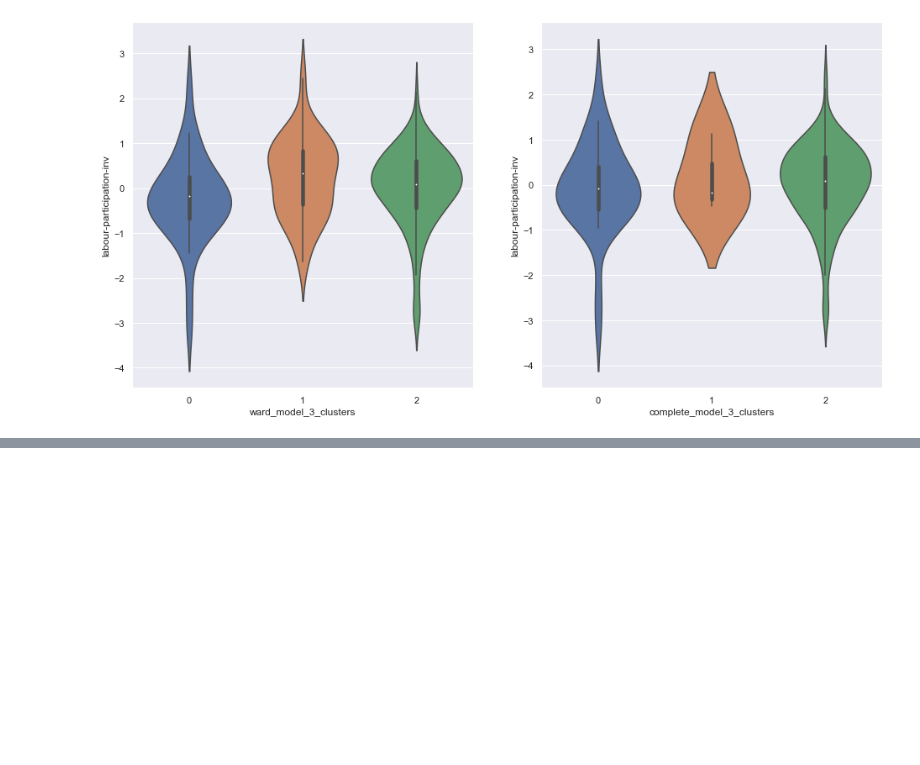
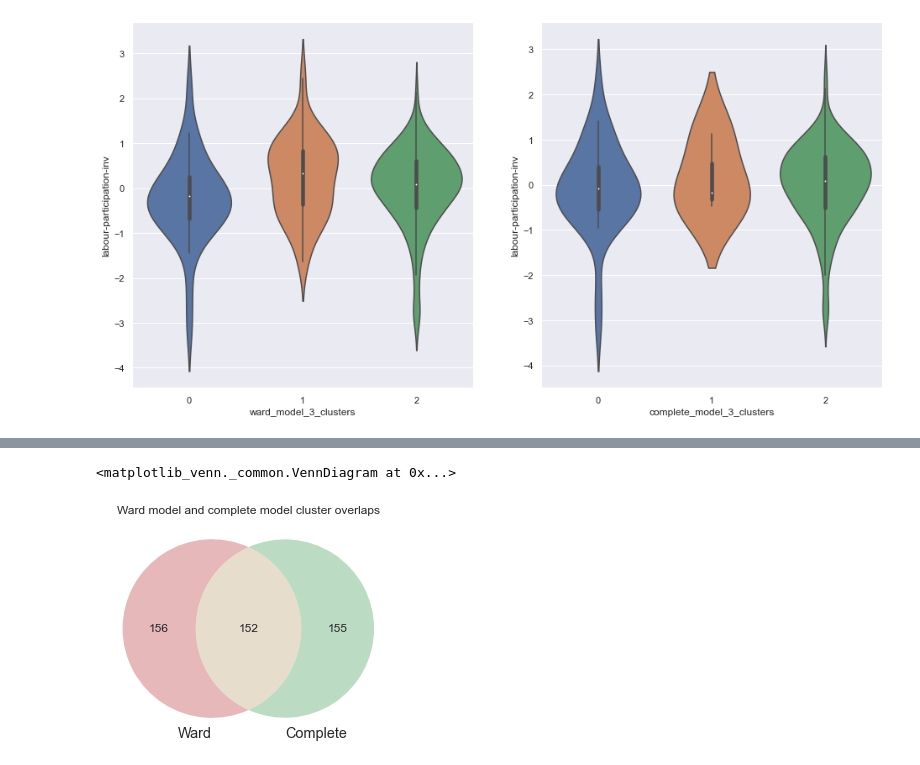
Before and after one commit to Snail664/country-clustering, a Jupyter notebook: hirarchical.ipynb, the cells around one changed output, grey strips where cells are left out. Drawn from its saved outputs; the diff is of its cells as text; code cells hidden in the pictures; blank space fills up the shorter version.

```diff
--- a/hirarchical.ipynb
+++ b/hirarchical.ipynb
@@ -174,0 +189,10 @@ sb.violinplot(y = 'labour-participation-inv', x = 'complete_model_3_clusters', d
+# %%
+ward_underdeveloped = clustered_data[clustered_data["ward_model_3_clusters"] != 0]["country"]
+complete_underdeveloped = clustered_data[clustered_data["complete_model_3_clusters"] == 2]["country"]
+
+union = pd.Series(np.union1d(ward_underdeveloped, complete_underdeveloped))
+intersection = pd.Series(np.intersect1d(ward_underdeveloped, complete_underdeveloped))
+notcommon = union[~union.isin(intersection)]
+
+print("Countries that are not common to the clusters from the 2 models: ")
+print(notcommon)
@@ -174,0 +209,6 @@ sb.violinplot(y = 'labour-participation-inv', x = 'complete_model_3_clusters', d
+# %%
+plt.title("Ward model and complete model cluster overlaps")
+venn2(subsets = (ward_underdeveloped.size, complete_underdeveloped.size, intersection.size), set_labels = ('Ward', 'Complete'))
+# %% [output]
+<matplotlib_venn._common.VennDiagram at 0x...>
+[figure, added]
```
Also changed, not shown: parts of 8 cells of this notebook.
